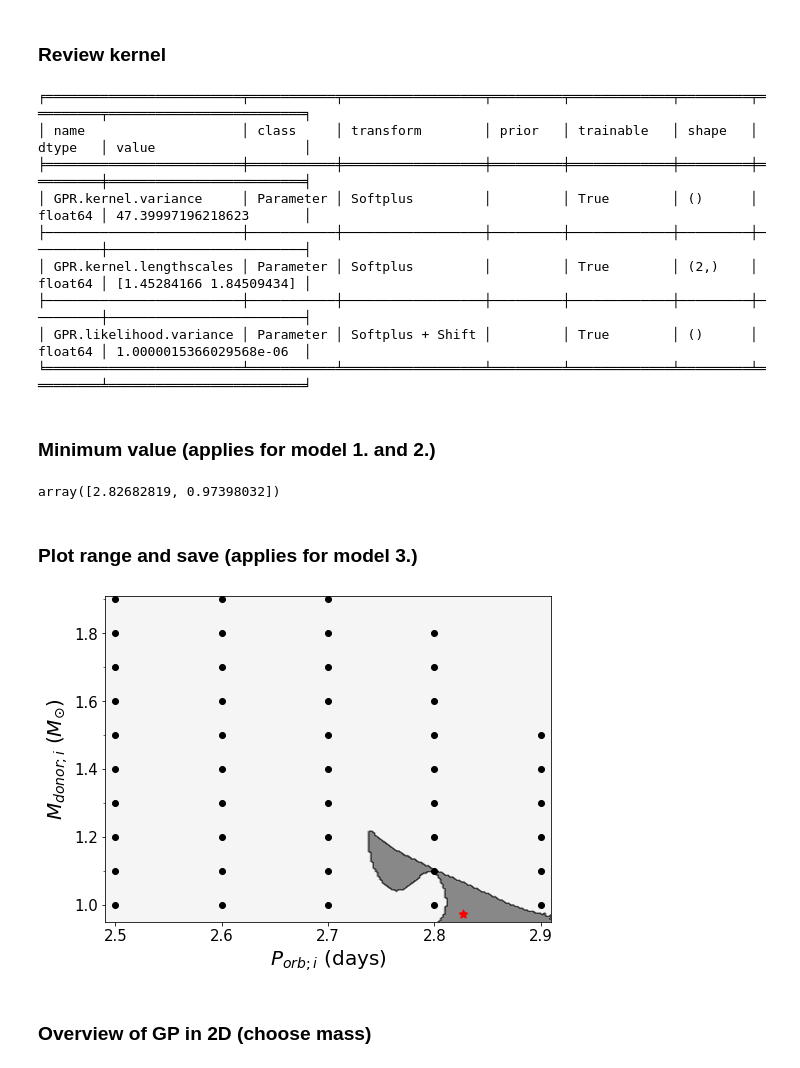
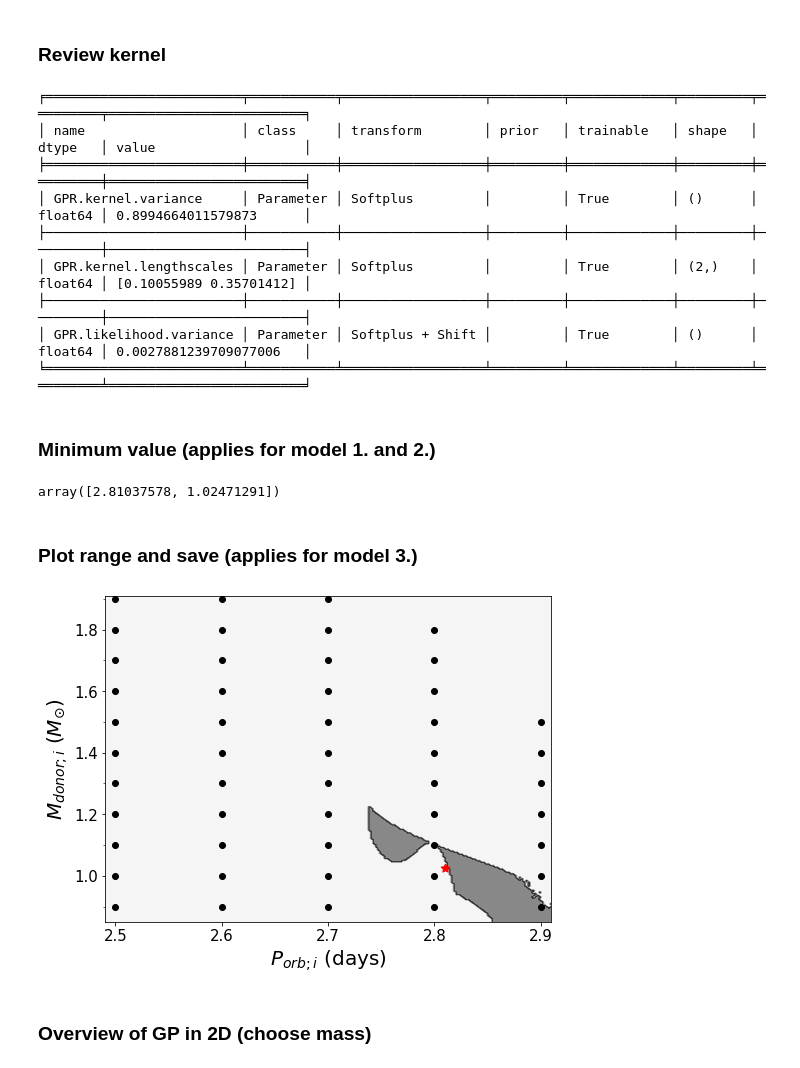
Before and after one commit to lauraguzmanrincon/GPforWD, a Jupyter notebook: GPyOpt_WD_01102021.ipynb, the cells around one changed output. Saved outputs shown, nothing was run; the diff lists cells and outputs as text; code cells hidden in the pictures.

Commit message:
Update results with new simulation
(08102021 is a rearranged version of 01102021 but does the same thing)

```diff
--- a/GPyOpt_WD_01102021.ipynb
+++ b/GPyOpt_WD_01102021.ipynb
@@ -58,9 +62,9 @@ import matplotlib.pyplot as plt
 
 # 0. Set environment
 errorSimulations_fixed = pd.read_csv('Output_errorFromR/File20211004_R04_EBVfixed_sim1to3_allErrors1to3.csv', delimiter=',')
-errorSimulations_free = pd.read_csv('Output_errorFromR/File20211004_R04_EBVfree_sim1_allErrors1to3.csv', delimiter=',')
+errorSimulations_free = pd.read_csv('Output_errorFromR/File20211008_R04_EBVfree_sim1_allErrors1to2.csv', delimiter=',')
 bounds_fixed = ((2.4, 3.4), (0.9, 2.0))
-bounds_free = ((2.5, 2.9), (1.0, 1.9))
+bounds_free = ((2.5, 2.9), (0.9, 1.9)) # SIM 1: ((2.5, 2.9), (1.0, 1.9))
 listRangeX = [ [], [], [], [] ]
 # %%
 ## I. Build input data
@@ -252,18 +257,18 @@ print_summary(m)
 ╒═════════════════════════╤═══════════╤══════════════════╤═════════╤═════════════╤═════════╤═════════╤═════════════════════════╕
 │ name                    │ class     │ transform        │ prior   │ trainable   │ shape   │ dtype   │ value                   │
 ╞═════════════════════════╪═══════════╪══════════════════╪═════════╪═════════════╪═════════╪═════════╪═════════════════════════╡
-│ GPR.kernel.variance     │ Parameter │ Softplus         │         │ True        │ ()      │ float64 │ 47.39997196218623       │
+│ GPR.kernel.variance     │ Parameter │ Softplus         │         │ True        │ ()      │ float64 │ 0.8994664011579873      │
 ├─────────────────────────┼───────────┼──────────────────┼─────────┼─────────────┼─────────┼─────────┼─────────────────────────┤
-│ GPR.kernel.lengthscales │ Parameter │ Softplus         │         │ True        │ (2,)    │ float64 │ [1.45284166 1.84509434] │
+│ GPR.kernel.lengthscales │ Parameter │ Softplus         │         │ True        │ (2,)    │ float64 │ [0.10055989 0.35701412] │
 ├─────────────────────────┼───────────┼──────────────────┼─────────┼─────────────┼─────────┼─────────┼─────────────────────────┤
-│ GPR.likelihood.variance │ Parameter │ Softplus + Shift │         │ True        │ ()      │ float64 │ 1.0000015366029568e-06  │
+│ GPR.likelihood.variance │ Parameter │ Softplus + Shift │         │ True        │ ()      │ float64 │ 0.0027881239709077006   │
 ╘═════════════════════════╧═══════════╧══════════════════╧═════════╧═════════════╧═════════╧═════════╧═════════════════════════╛
 # %% [markdown]
 ### Minimum value (applies for model 1. and 2.)
 # %%
 minGP
 # %% [output]
-array([2.82682819, 0.97398032])
+array([2.81037578, 1.02471291])
 # %% [markdown]
 ### Plot range and save (applies for model 3.)
 # %%
@@ -274,39 +279,39 @@ prodRangeX = listRangeX[0]*listRangeX[1]*listRangeX[2]*listRangeX[3]
 if typ == "fixed":
     minGP = np.array([3.11630906, 0.98421385])
 else:
-    minGP = np.array([2.82682819, 0.97398032])
+    minGP = np.array([2.81037578, 1.02471291])
 
 ## plot region
 #plt.figure(figsize=(8,6))
 #plt.contourf(x, y, prodRangeX, cmap='binary', alpha = 0.5)
 #plt.scatter(X_init['porb'], X_init['mass'], label=u'Observations', c = "green")
 #plt.scatter(minGP[0], minGP[1], label=u'Observations', c = "red")
 #plt.xlabel("$P_{orb;i}(days)$")
 #plt.ylabel("$M_{donor;i}(M_{\odot})$")
 
 # Save plot of mean GP
 plt.figure(figsize=(8,6))
 if typ == "fixed":
     ticksListX = np.arange(0, 50, 5)/10
 else:
     ticksListX = np.arange(0, 50, 1)/10
 ticksListY = np.arange(0, 50, 2)/10
 plt.contourf(x, y, prodRangeX, cmap = 'binary', alpha = 0.5, zorder = 0)
 plt.scatter(X_init['porb'], X_init['mass'], label = u'Observations', c = "black", alpha = 1, zorder = 1)
 plt.scatter(minGP[0], minGP[1], label = u'Observations', c = "red", marker = (5, 1), s = 80, zorder = 2)
 plt.xlabel("$P_{orb;i}$ (days)", size = 20)
 plt.xticks(ticksListX[(ticksListX >= bounds[0][0]) & (ticksListX <= bounds[0][1])], size = 15)
 plt.ylabel("$M_{donor;i}$ $(M_{\odot})$", size = 20)
 plt.yticks(ticksListY[(ticksListY >= bounds[1][0]) & (ticksListY <= bounds[1][1])], size = 15)
 
 ax = plt.gca()
 ax.xaxis.set_minor_locator(plt.MultipleLocator(0.1))
 ax.yaxis.set_minor_locator(plt.MultipleLocator(0.1))
 
 #plt.savefig('../Plots/Plot04102021_Region_conservative.pdf')
 #plt.savefig('../Plots/Plot04102021_Region_nonconservative.pdf')
 # %% [output]
-[figure, old version]
+[figure, new version]
 # %% [markdown]
 ### Overview of GP in 2D (choose mass)
 # %%
```
Also changed, not shown: parts of 4 cells of this notebook, 1 other file.
